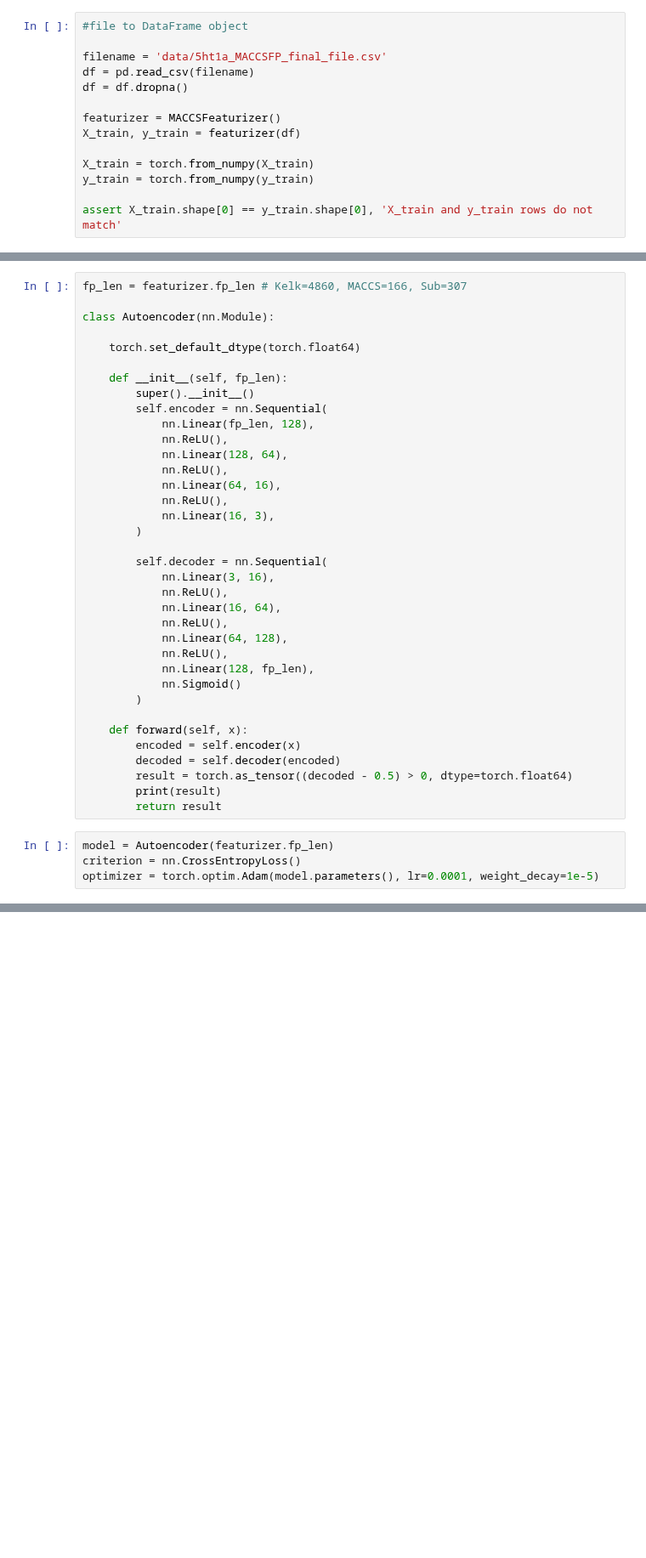
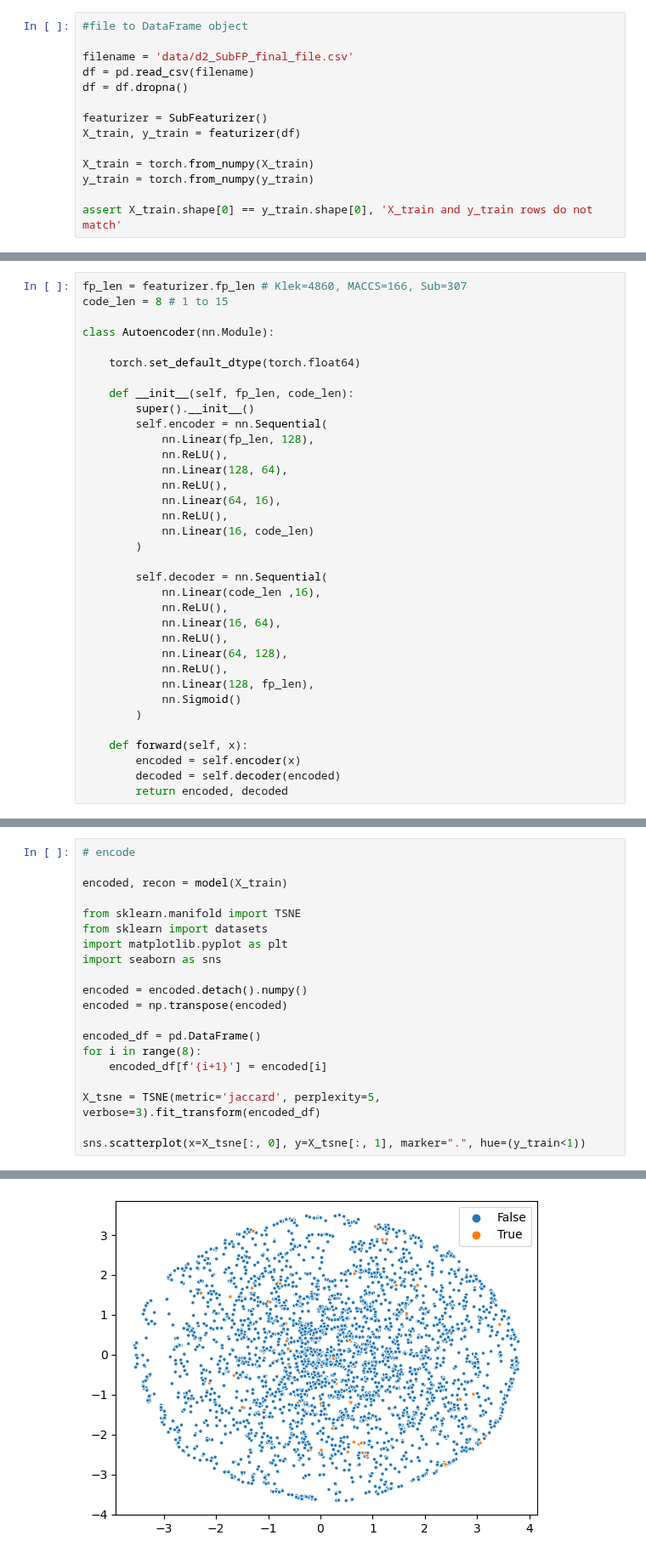
Before and after one commit to asiomchen/mldd23_project1, a Jupyter notebook: project.ipynb, the cells around one changed output, grey strips where cells are left out. Shown at 85% size. Cells and saved outputs as stored; diff of their text form; blank space fills up the shorter version.

Commit message:
Fix autoencoder

```diff
--- a/project.ipynb
+++ b/project.ipynb
@@ -39,11 +41,11 @@ class SubFeaturizer(Featurizer):
 # %%
 #file to DataFrame object
 
-filename = 'data/5ht1a_MACCSFP_final_file.csv'
+filename = 'data/d2_SubFP_final_file.csv'
 df = pd.read_csv(filename)
 df = df.dropna()
 
-featurizer = MACCSFeaturizer()
+featurizer = SubFeaturizer()
 X_train, y_train = featurizer(df)
 
 X_train = torch.from_numpy(X_train)
@@ -61,11 +62,12 @@ train_dataloader = DataLoader(train, batch_size=64, shuffle=True)
 # %%
-fp_len = featurizer.fp_len # Kelk=4860, MACCS=166, Sub=307
+fp_len = featurizer.fp_len # Klek=4860, MACCS=166, Sub=307
+code_len = 8 # 1 to 15
 
 class Autoencoder(nn.Module):
 
     torch.set_default_dtype(torch.float64)
 
-    def __init__(self, fp_len):
+    def __init__(self, fp_len, code_len):
         super().__init__()
         self.encoder = nn.Sequential(
             nn.Linear(fp_len, 128),
@@ -74,11 +76,11 @@ class Autoencoder(nn.Module):
             nn.ReLU(),
             nn.Linear(64, 16),
             nn.ReLU(),
-            nn.Linear(16, 3),
+            nn.Linear(16, code_len)
         )
 
         self.decoder = nn.Sequential(
-            nn.Linear(3, 16),
+            nn.Linear(code_len ,16),
             nn.ReLU(),
             nn.Linear(16, 64),
             nn.ReLU(),
@@ -91,11 +93,5 @@ class Autoencoder(nn.Module):
     def forward(self, x):
         encoded = self.encoder(x)
         decoded = self.decoder(encoded)
-        result = torch.as_tensor((decoded - 0.5) > 0, dtype=torch.float64)
-        print(result)
-        return result
+        return encoded, decoded
-# %%
-model = Autoencoder(featurizer.fp_len)
-criterion = nn.CrossEntropyLoss()
-optimizer = torch.optim.Adam(model.parameters(), lr=0.0001, weight_decay=1e-5)
 # %%
@@ -124,0 +141,21 @@ RuntimeError: element 0 of tensors does not require grad and does not have a gra
+# %%
+# encode
+
+encoded, recon = model(X_train)
+
+from sklearn.manifold import TSNE
+from sklearn import datasets
+import matplotlib.pyplot as plt
+import seaborn as sns
+
+encoded = encoded.detach().numpy()
+encoded = np.transpose(encoded)
+
+encoded_df = pd.DataFrame()
+for i in range(8):
+    encoded_df[f'{i+1}'] = encoded[i]
+
+X_tsne = TSNE(metric='jaccard', perplexity=5, verbose=3).fit_transform(encoded_df)
+
+sns.scatterplot(x=X_tsne[:, 0], y=X_tsne[:, 1], marker=".", hue=(y_train<1))
+# %% [output]
@@ -124,0 +180 @@ RuntimeError: element 0 of tensors does not require grad and does not have a gra
+[figure, added]
```
Also changed, not shown: parts of 4 cells of this notebook.
